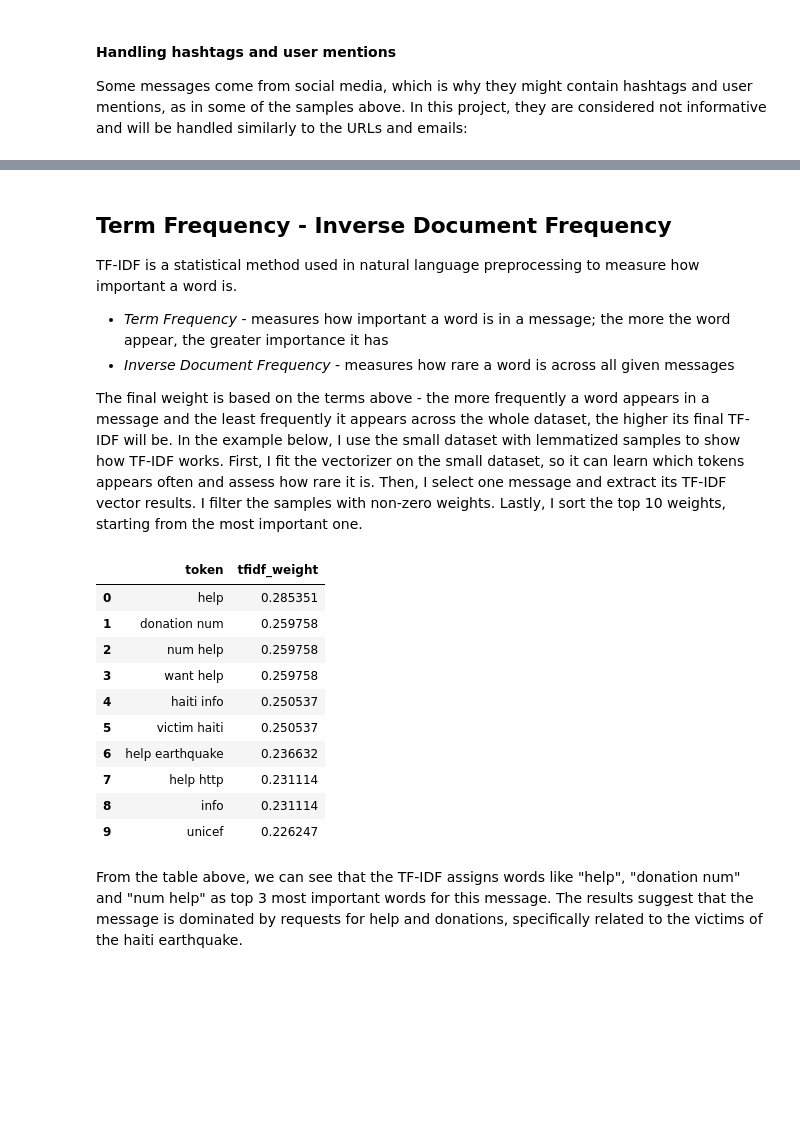
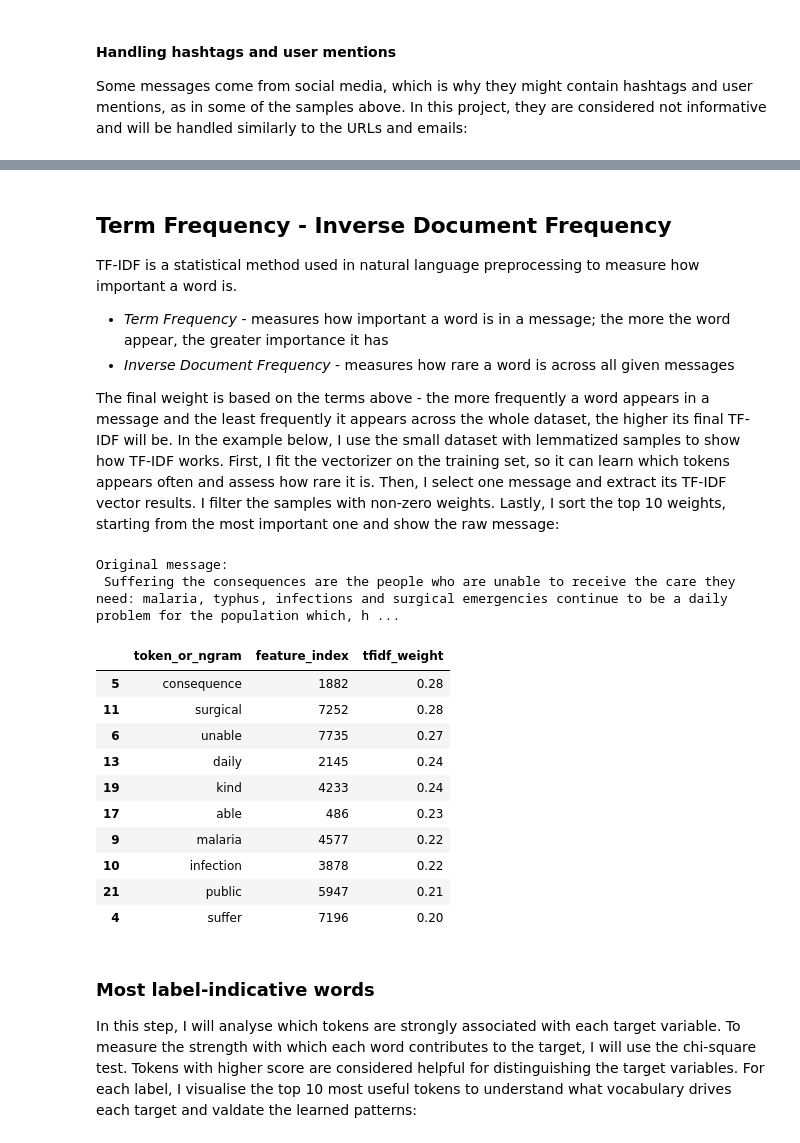
Before and after one commit to KaterinaSSlavova/Crisis-Help-Classification, a Jupyter notebook: Notebooks/02_data_provisioning.ipynb, the cells around one changed output, grey strips where cells are left out. Drawn from its saved outputs; the diff is of its cells as text; code cells hidden in the pictures; blank space fills up the shorter version.

Commit message:
undersampling data, detecting and removing duplicates and near-duplicates, adjusting clearing phase and adding analysis on lemmatization and tokenization

```diff
--- a/Notebooks/02_data_provisioning.ipynb
+++ b/Notebooks/02_data_provisioning.ipynb
@@ -755,0 +879,4 @@ After manually inspecting all 4 batches, I observed a lot of social-media-style
+# %%
+keep_one_mask = ~msg.duplicated(keep="first")
+df_clean =  df_clean.loc[keep_one_mask].copy()
+df_clean.shape
@@ -755,0 +889,6 @@ After manually inspecting all 4 batches, I observed a lot of social-media-style
+# %%
+msg_norm = (df_clean["message"].str.lower().str.replace(r"(https?://\S+|www\.\S+)", " URL ", regex=True).str.replace(r"\b[\w\.-]+@[\w\.-]+\.\w+\b", " EMAIL ", regex=True).str.replace(r"\d+", " NUM ", regex=True).str.replace(r"\s+", " ", regex=True).str.strip())
+near_dup_mask = msg_norm.duplicated(keep=False)
+
+print("Near-duplicate rows:", int(near_dup_mask.sum()))
+df_clean.loc[near_dup_mask, ["id","message"]].assign(norm=msg_norm[near_dup_mask]).head()
@@ -755,0 +903,5 @@ After manually inspecting all 4 batches, I observed a lot of social-media-style
+# %%
+first_in_group_mask = ~msg_norm.duplicated(keep="first")
+keep_mask = (~near_dup_mask) | first_in_group_mask
+df_clean = df_clean.loc[keep_mask].copy()
+df_clean.shape
@@ -1080,10 +1236,11 @@ Without lowercasing, the 3 different versions of "water" would be treated as dif
 *Before lowercasing:* "water", "Water", "WATER"
 *After lowercasing:* "water"
 # %%
-messages = X_train.copy()
+pd.set_option("display.max_colwidth", None)
+messages = X_train_us.astype(str).copy()
 lowered_messages = messages.str.lower()
 
 df = pd.DataFrame({"original": messages, "lowercased": lowered_messages})
-df.head()
+df.sample(3)
 # %% [output]
 |  | original | lowercased |
@@ -1164,35 +1358,38 @@ TF-IDF is a statistical method used in natural language preprocessing to measure
  - *Term Frequency* - measures how important a word is in a message; the more the word appear, the greater importance it has
  - *Inverse Document Frequency* - measures how rare a word is across all given messages
 
-The final weight is based on the terms above -  the more frequently a word appears in a message and the least frequently it appears across the whole dataset, the higher its final TF-IDF will be. In the example below, I use the small dataset with lemmatized samples to show how TF-IDF works. First, I fit the vectorizer on the small dataset, so it can learn which tokens appears often and assess how rare it is. Then, I select one message and extract its TF-IDF vector results. I filter the samples with non-zero weights. Lastly, I sort the top 10 weights, starting from the most important one.
+The final weight is based on the terms above -  the more frequently a word appears in a message and the least frequently it appears across the whole dataset, the higher its final TF-IDF will be. In the example below, I use the small dataset with lemmatized samples to show how TF-IDF works. First, I fit the vectorizer on the training set, so it can learn which tokens appears often and assess how rare it is. Then, I select one message and extract its TF-IDF vector results. I filter the samples with non-zero weights. Lastly, I sort the top 10 weights, starting from the most important one and show the raw message:
 # %%
 from sklearn.feature_extraction.text import TfidfVectorizer
-import numpy as np
+from utilities.text_normalization import preprocess_text
 
-texts = df_lem["lemmatization"].tolist()
-vectorizer = TfidfVectorizer(ngram_range=(1, 2),max_features=10000,stop_words="english",min_df=3)
-X_tfidf = vectorizer.fit_transform(texts)
-feature_names = vectorizer.get_feature_names_out()
+vec = TfidfVectorizer(preprocessor=preprocess_text, tokenizer=str.split,token_pattern=None,ngram_range=(1, 1),min_df=2,max_df=0.95,sublinear_tf=True)
+X_tfidf = vec.fit_transform(X_train_us["message"])
+feature_names = vec.get_feature_names_out()
+raw = X_train_us["message"].iloc[18]
+row = X_tfidf[18]
+df_show = pd.DataFrame({
+    "token_or_ngram": feature_names[row.indices],
+    "feature_index": row.indices,
+    "tfidf_weight": row.data.round(2)
+}).sort_values("tfidf_weight", ascending=False)
 
-tfidf_row    = X_tfidf[100].toarray()[0]
-nonzero_idx = np.where(tfidf_row > 0)[0]
-token_weights = [(feature_names[i], tfidf_row[i]) for i in nonzero_idx]
-token_weights_sorted = sorted(token_weights, key=lambda x: x[1], reverse=True)
-top10 = token_weights_sorted[:10]
-
-df_tfidf_example = pd.DataFrame(top10, columns=["token", "tfidf_weight"])
-df_tfidf_example
+print("Original message:\n", raw)
+df_show.head(10)
 # %% [output]
+Original message:
+ Suffering the consequences are the people who are unable to receive the care they need: malaria, typhus, infections and surgical emergencies continue to be a daily problem for the population which, h ...
-|  | token | tfidf_weight |
-| 0 | help | 0.285351 |
-| 1 | donation num | 0.259758 |
-| 2 | num help | 0.259758 |
-| 3 | want help | 0.259758 |
-| 4 | haiti info | 0.250537 |
-| 5 | victim haiti | 0.250537 |
-| 6 | help earthquake | 0.236632 |
-| 7 | help http | 0.231114 |
-| 8 | info | 0.231114 |
-| 9 | unicef | 0.226247 |
+|  | token_or_ngram | feature_index | tfidf_weight |
+| 5 | consequence | 1882 | 0.28 |
+| 11 | surgical | 7252 | 0.28 |
+| 6 | unable | 7735 | 0.27 |
+| 13 | daily | 2145 | 0.24 |
+| 19 | kind | 4233 | 0.24 |
+| 17 | able | 486 | 0.23 |
+| 9 | malaria | 4577 | 0.22 |
+| 10 | infection | 3878 | 0.22 |
+| 21 | public | 5947 | 0.21 |
+| 4 | suffer | 7196 | 0.20 |
 # %% [markdown]
-From the table above, we can see that the TF-IDF assigns words like "help", "donation num" and "num help" as top 3 most important words for this message. The results suggest that the message is dominated by requests for help and donations, specifically related to the victims of the haiti earthquake.
+### Most label-indicative words
+In this step, I will analyse which tokens are strongly associated with each target variable. To measure the strength with which each word contributes to the target, I will use the chi-square test. Tokens with higher score are considered helpful for distinguishing the target variables. For each label, I visualise the top 10 most useful tokens to understand what vocabulary drives each target and valdate the learned patterns:
```
Also changed, not shown: parts of 63 cells of this notebook, 11 other files.
